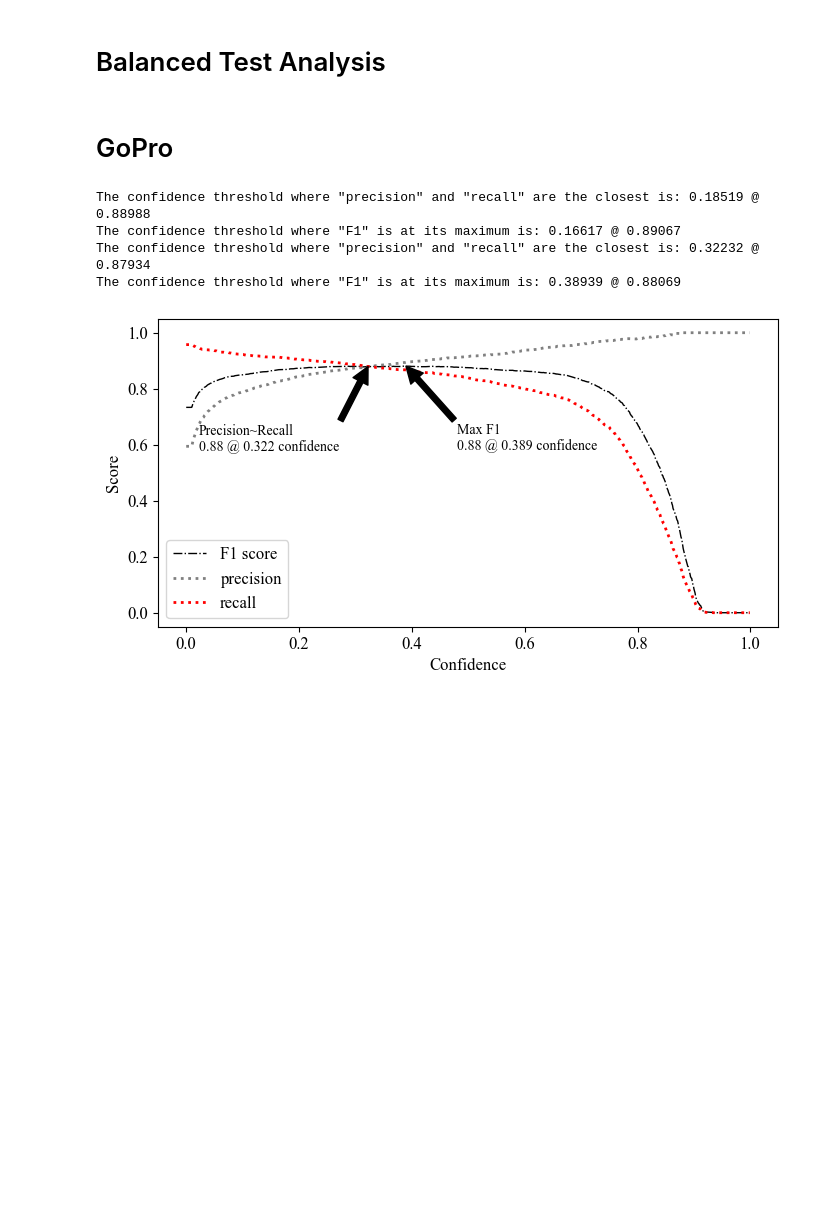
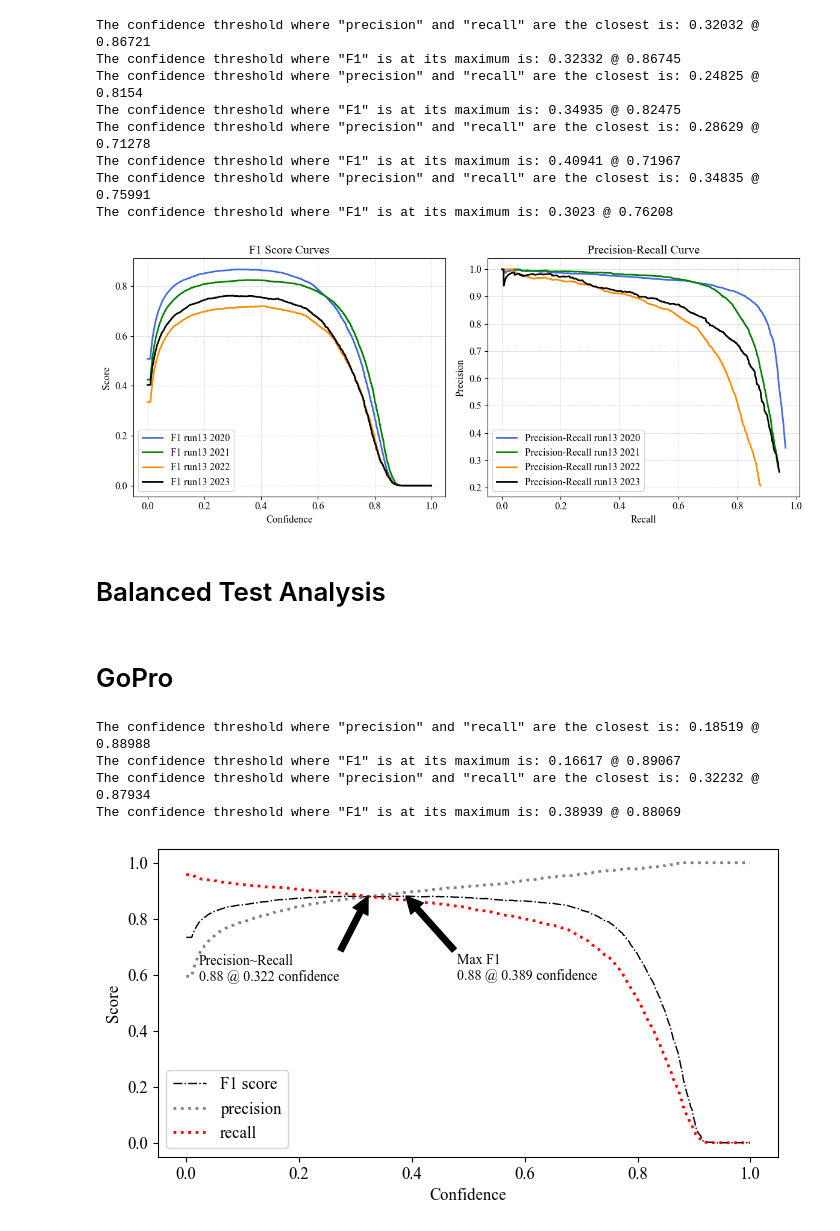
Before and after one commit to ajgeglio/YOLO-train-test-validate-visualize, a Jupyter notebook: notebooks/09_performance_reports.ipynb, the cells around one changed output. Saved outputs shown, nothing was run; the diff lists cells and outputs as text; code cells hidden in the pictures; blank space fills up the shorter version.

```diff
--- a/notebooks/09_performance_reports.ipynb
+++ b/notebooks/09_performance_reports.ipynb
@@ -88,3 +208,77 @@ plt.show()
+# %%
+# full image run 13 plots
+test_2020 = r"..\output\validation\detect\2020 full test\2020 full test_curves.csv"
+test_2021 = r"..\output\validation\detect\2021 full test\2021 full test_curves.csv"
+test_2022 = r"..\output\validation\detect\2022 full test\2022 full test_curves.csv"
+test_2023 = r"..\output\validation\detect\2023 full test\2023 full test_curves.csv"
+
+df20, fmax20, cmax20, c_eq20, pr_eq20 = get_metrics(test_2020)
+df21, fmax21, cmax21, c_eq21, pr_eq21 = get_metrics(test_2021)
+df22, fmax22, cmax22, c_eq22, pr_eq22 = get_metrics(test_2022)
+df23, fmax23, cmax23, c_eq23, pr_eq23 = get_metrics(test_2023)
+
+# Update rcParams for Times New Roman font globally
+plt.rcParams['font.family'] = 'Times New Roman'
+plt.rcParams['font.size'] = 12
+
+# Create a figure and a 1x2 set of subplots
+# figsize=(12, 5) provides a good aspect ratio for two plots side-by-side
+fig, ax = plt.subplots(1, 2, figsize=(12, 5))
+
+# --- Left Subplot (ax[0]): F1 Score Curves ---
+# Note: plt.plot is replaced with ax[0].plot and other functions like plt.title with ax[0].set_title
+
+# Plot lines
+ax[0].plot(df20.conf, df20.f1, label="F1 run13 2020", linestyle='-', marker="", linewidth=2, color='royalblue')
+ax[0].plot(df21.conf, df21.f1, label="F1 run13 2021", linestyle='-', marker="", linewidth=2, color='green')
+ax[0].plot(df22.conf, df22.f1, label="F1 run13 2022", linestyle='-', marker="", linewidth=2, color='darkorange')
+ax[0].plot(df23.conf, df23.f1, label="F1 run13 2023", linestyle='-', marker="", linewidth=2, color='black')
+
+# Set labels and title
+ax[0].set_xlabel('Confidence')
+ax[0].set_ylabel('Score')
+ax[0].set_title('F1 Score Curves')
+
+# Add legend and grid
+ax[0].legend(loc='best', frameon=True)
+ax[0].grid(True, linestyle='--', linewidth=0.5, alpha=0.7)
+
+# --- Right Subplot (ax[1]): Precision-Recall Curve ---
+# Note: plt.plot is replaced with ax[1].plot and other functions like plt.title with ax[1].set_title
+
+# Plot lines
+ax[1].plot(df20.recall, df20.precision, label="Precision-Recall run13 2020", color='royalblue', linewidth=2)
+ax[1].plot(df21.recall, df21.precision, label="Precision-Recall run13 2021", color='green', linewidth=2)
+ax[1].plot(df22.recall, df22.precision, label="Precision-Recall run13 2022", color='darkorange', linewidth=2)
+ax[1].plot(df23.recall, df23.precision, label="Precision-Recall run13 2023", color='black', linewidth=2)
+
+# Set labels, limits, and title
+ax[1].set_xlabel('Recall')
+ax[1].set_ylabel('Precision')
+# ax[1].set_xlim(0.4, 1)
+# ax[1].set_ylim(0.3, 1)
+ax[1].set_title('Precision-Recall Curve')
+
+# Add legend and grid
+ax[1].legend()
+ax[1].grid(True, linestyle='--', linewidth=0.5, alpha=0.7)
+
+# Adjust layout to prevent overlapping titles/labels
+plt.tight_layout()
+
+# Save the figure
+# plt.savefig('side_by_side_scores.png', dpi=600, bbox_inches = "tight", transparent=True)
+# plt.show() # Use this instead of savefig if you want to display interactively
+# %% [output]
+The confidence threshold where "precision" and "recall" are the closest is: 0.32032 @ 0.86721
+The confidence threshold where "F1" is at its maximum is: 0.32332 @ 0.86745
+The confidence threshold where "precision" and "recall" are the closest is: 0.24825 @ 0.8154
+The confidence threshold where "F1" is at its maximum is: 0.34935 @ 0.82475
+The confidence threshold where "precision" and "recall" are the closest is: 0.28629 @ 0.71278
+The confidence threshold where "F1" is at its maximum is: 0.40941 @ 0.71967
+The confidence threshold where "precision" and "recall" are the closest is: 0.34835 @ 0.75991
+The confidence threshold where "F1" is at its maximum is: 0.3023 @ 0.76208
+[figure, added]
 # %% [markdown]
 # Balanced Test Analysis
 # %%
```
Also changed, not shown: parts of 9 cells of this notebook, 2 other files.
